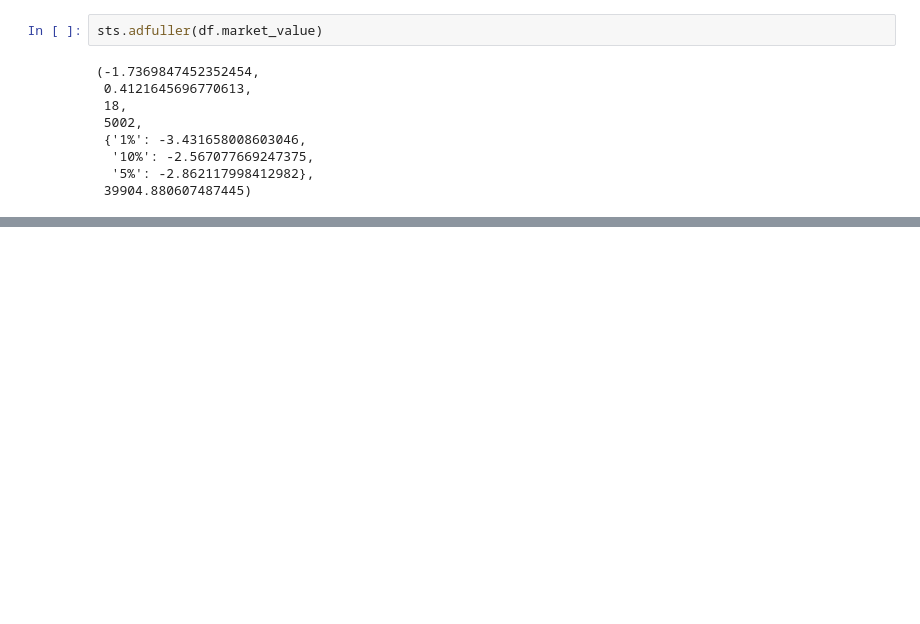
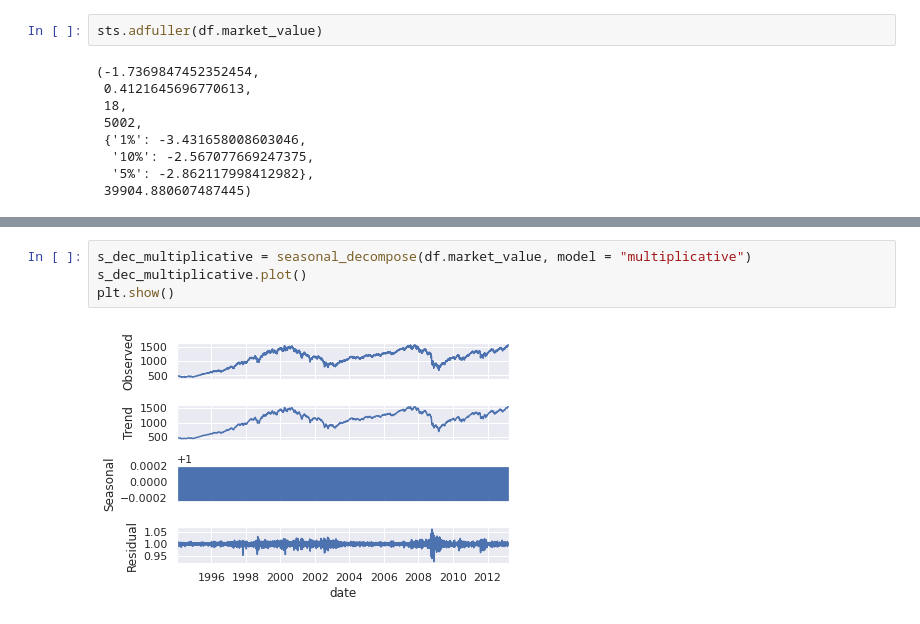
Before and after one commit to mohamed0998/time-series-analysis, a Jupyter notebook: time_series.ipynb, the cells around one changed output, grey strips where cells are left out. Drawn from its saved outputs; the diff is of its cells as text; blank space fills up the shorter version.

```diff
--- a/time_series.ipynb
+++ b/time_series.ipynb
@@ -154,0 +163,6 @@ sts.adfuller(df.rw)
+# %%
+s_dec_multiplicative = seasonal_decompose(df.market_value, model = "multiplicative")
+s_dec_multiplicative.plot()
+plt.show()
+# %% [output]
+[figure, added]
```
Also changed, not shown: parts of 11 cells of this notebook.
